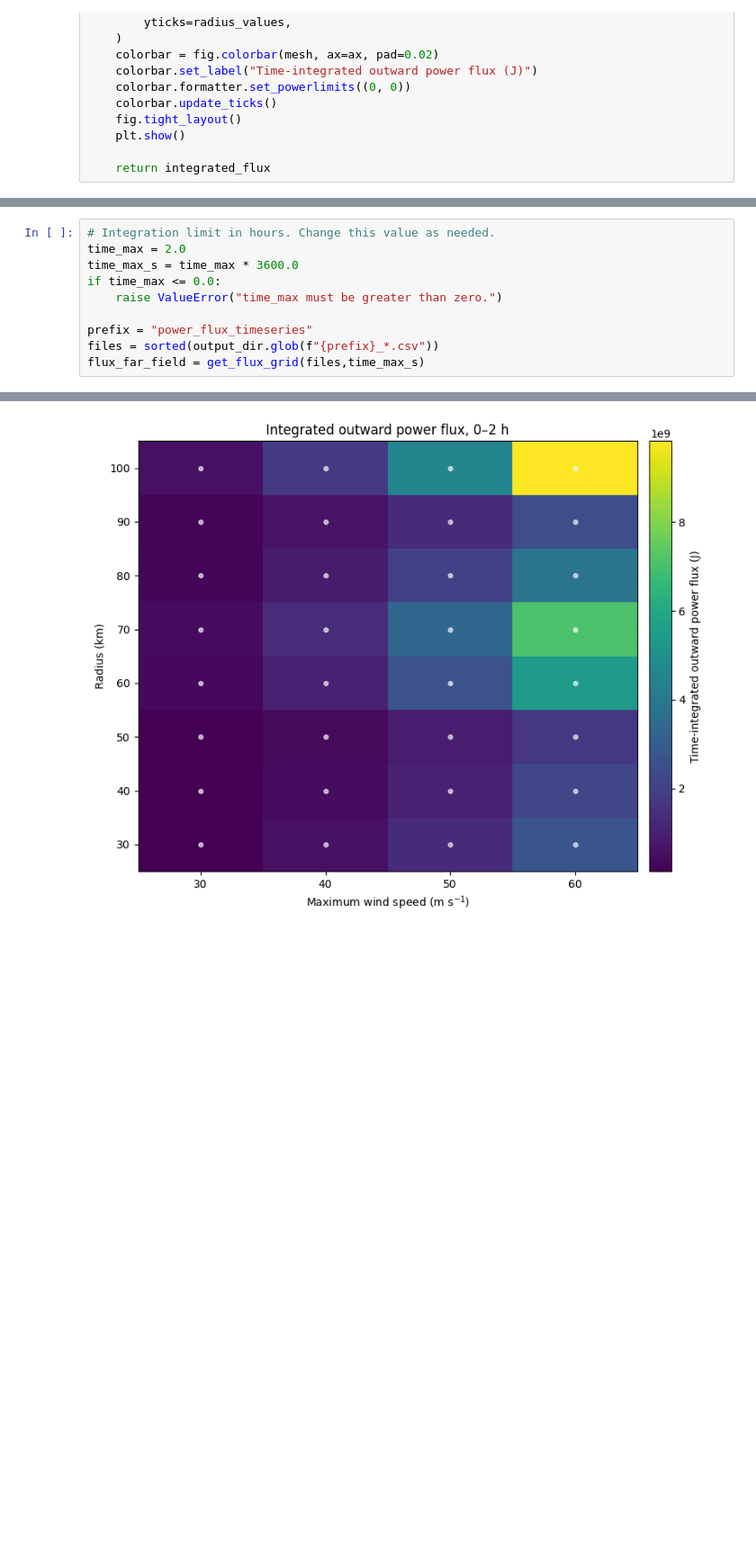
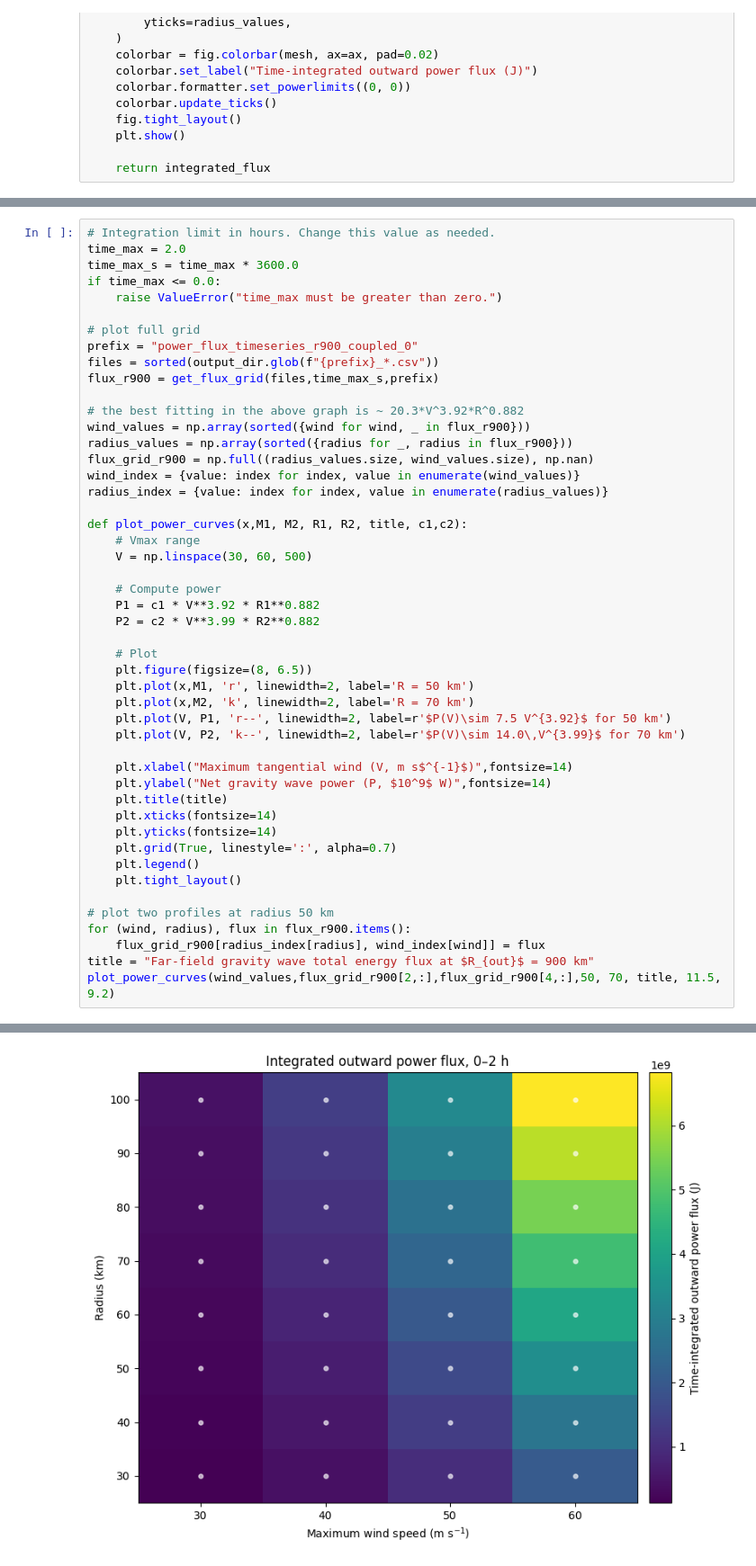
Before and after one commit to kieucq/tc-vortex-waves, a Jupyter notebook: plots/plot_integrated_flux.ipynb, the cells around one changed output, grey strips where cells are left out. Shown at 90% size. Saved outputs shown, nothing was run; the diff lists cells and outputs as text; blank space fills up the shorter version.

```diff
--- a/plots/plot_integrated_flux.ipynb
+++ b/plots/plot_integrated_flux.ipynb
@@ -119,13 +118,51 @@ def get_flux_grid(files,time_max_s,prefix):
 # %%
 # Integration limit in hours. Change this value as needed.
 time_max = 2.0
 time_max_s = time_max * 3600.0
 if time_max <= 0.0:
     raise ValueError("time_max must be greater than zero.")
 
-prefix = "power_flux_timeseries"
+# plot full grid
+prefix = "power_flux_timeseries_r900_coupled_0"
 files = sorted(output_dir.glob(f"{prefix}_*.csv"))
-flux_far_field = get_flux_grid(files,time_max_s)
+flux_r900 = get_flux_grid(files,time_max_s,prefix)
+
+# the best fitting in the above graph is ~ 20.3*V^3.92*R^0.882
+wind_values = np.array(sorted({wind for wind, _ in flux_r900}))
+radius_values = np.array(sorted({radius for _, radius in flux_r900}))
+flux_grid_r900 = np.full((radius_values.size, wind_values.size), np.nan)
+wind_index = {value: index for index, value in enumerate(wind_values)}
+radius_index = {value: index for index, value in enumerate(radius_values)}
+
+def plot_power_curves(x,M1, M2, R1, R2, title, c1,c2):
+    # Vmax range
+    V = np.linspace(30, 60, 500)
+
+    # Compute power
+    P1 = c1 * V**3.92 * R1**0.882
+    P2 = c2 * V**3.99 * R2**0.882
+
+    # Plot
+    plt.figure(figsize=(8, 6.5))
+    plt.plot(x,M1, 'r', linewidth=2, label='R = 50 km')
+    plt.plot(x,M2, 'k', linewidth=2, label='R = 70 km')
+    plt.plot(V, P1, 'r--', linewidth=2, label=r'$P(V)\sim 7.5 V^{3.92}$ for 50 km')
+    plt.plot(V, P2, 'k--', linewidth=2, label=r'$P(V)\sim 14.0\,V^{3.99}$ for 70 km')
+
+    plt.xlabel("Maximum tangential wind (V, m s$^{-1}$)",fontsize=14)
+    plt.ylabel("Net gravity wave power (P, $10^9$ W)",fontsize=14)
+    plt.title(title)
+    plt.xticks(fontsize=14)
+    plt.yticks(fontsize=14)
+    plt.grid(True, linestyle=':', alpha=0.7)
+    plt.legend()
+    plt.tight_layout()
+
+# plot two profiles at radius 50 km
+for (wind, radius), flux in flux_r900.items():
+    flux_grid_r900[radius_index[radius], wind_index[wind]] = flux
+title = "Far-field gravity wave total energy flux at $R_{out}$ = 900 km"
+plot_power_curves(wind_values,flux_grid_r900[2,:],flux_grid_r900[4,:],50, 70, title, 11.5, 9.2)
 # %% [output]
 Integrated 32 files from 0 to 2 h; grid shape = (8, 4).
-[figure, old version]
+[figure, new version]
```
Also changed, not shown: parts of 13 cells of this notebook, 5 other files.
